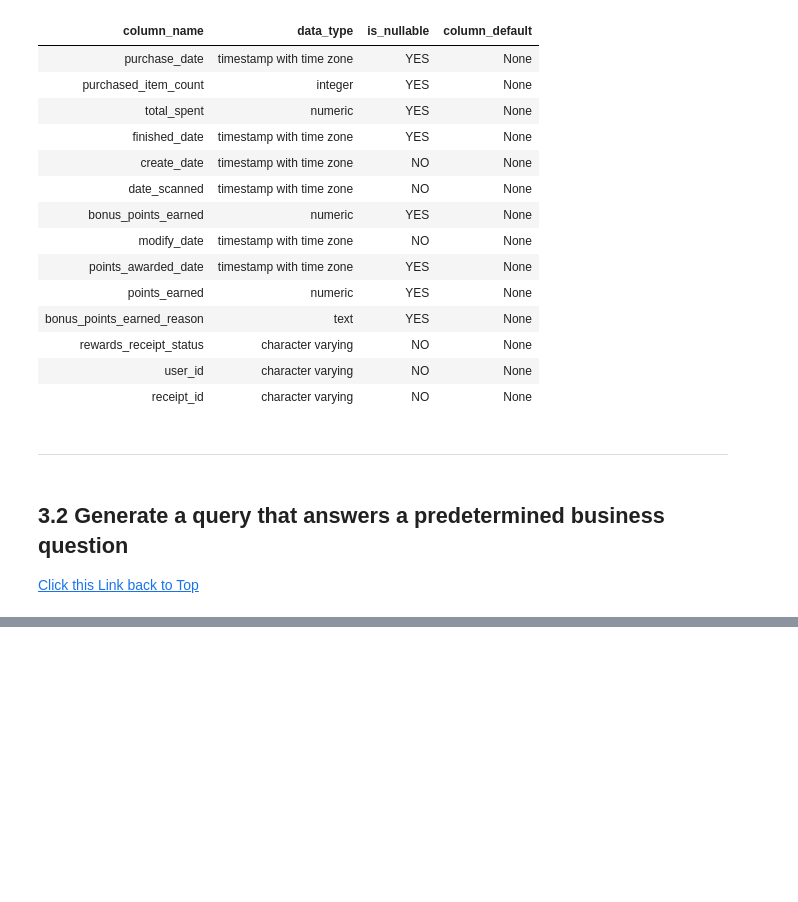
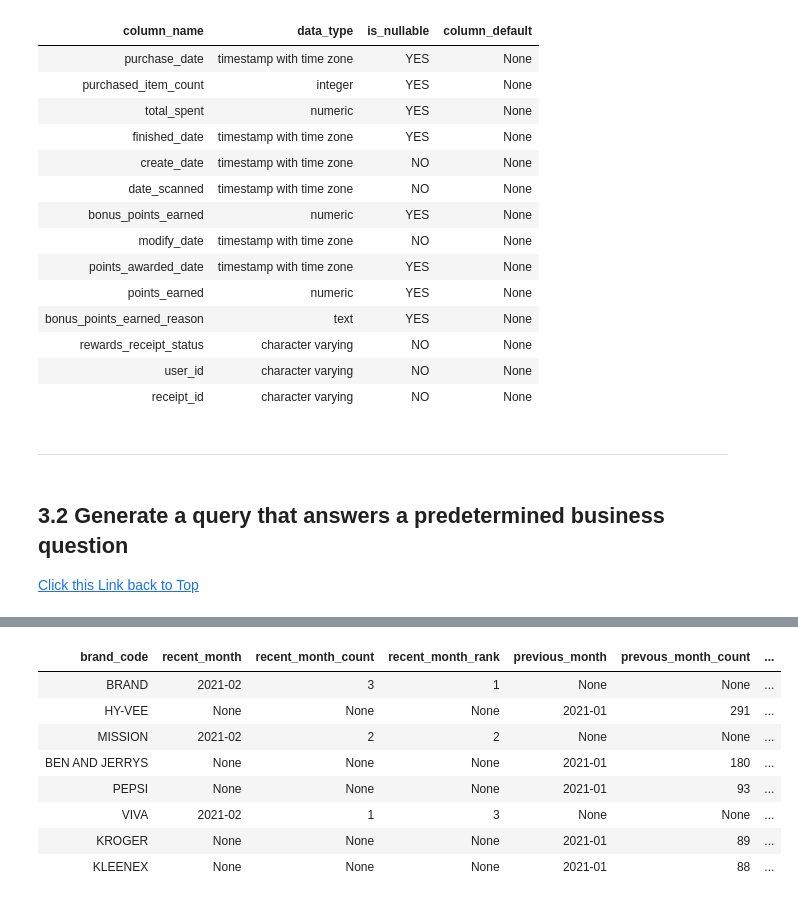
Before and after one commit to L3P3titPrince/015_FetchRewards_HW, a Jupyter notebook: src/FetchRewards_HW.ipynb, the cells around one changed output, grey strips where cells are left out. Drawn from its saved outputs; the diff is of its cells as text; code cells hidden in the pictures; blank space fills up the shorter version.

```diff
--- a/src/FetchRewards_HW.ipynb
+++ b/src/FetchRewards_HW.ipynb
@@ -1341,0 +1593,74 @@ WHERE table_name = 'receipts';
+# %%
+%%sql
+WITH with_two_months AS(
+    -- find the most recent month in the receipts
+    SELECT
+        DATE_TRUNC('month', MAX(date_scanned)) AS recent_month,
+        DATE_TRUNC('month', MAX(date_scanned)) - INTERVAL '1 month' AS previous_month
+    FROM
+        receipts AS r
+        INNER JOIN rewards_receipt_items AS rri ON r.receipt_id = rri.receipt_id
+    -- filter out receipts without brand codes
+    WHERE
+        rri.brand_code IS NOT NULL
+),
+with_recent_month_ranking AS(
+    SELECT
+        rri.brand_code,
+        COUNT(r.receipt_id) AS receipt_count,
+        -- extract the year and month from the date_scanned column and concatenate them into a string
+        TO_CHAR(r.date_scanned, 'YYYY-MM') AS year_month,
+        -- calculate the rank of each brand based on the number of receipts in the most recent month
+        ROW_NUMBER() OVER (ORDER BY COUNT(r.receipt_id) DESC) AS rank
+    FROM
+        rewards_receipt_items AS rri
+        INNER JOIN receipts AS r ON rri.receipt_id = r.receipt_id
+    WHERE
+        DATE_TRUNC('month', r.date_scanned) = (SELECT recent_month FROM with_two_months)
+        AND rri.brand_code IS NOT NULL
+    GROUP BY
+        rri.brand_code,
+        year_month
+    LIMIT 5
+),
+with_previous_month_ranking AS(
+    SELECT
+        rri.brand_code,
+        COUNT(r.receipt_id) AS receipt_count,
+        -- extract the year and month from the date_scanned column and concatenate them into a string
+        TO_CHAR(r.date_scanned, 'YYYY-MM') AS year_month,
+        -- calculate the rank of each brand based on the number of receipts in the most recent month
+        ROW_NUMBER() OVER (ORDER BY COUNT(r.receipt_id) DESC) AS rank
+    FROM
+        rewards_receipt_items AS rri
+        INNER JOIN receipts AS r ON rri.receipt_id = r.receipt_id
+    WHERE
+        DATE_TRUNC('month', r.date_scanned) = (SELECT previous_month FROM with_two_months)
+        AND rri.brand_code IS NOT NULL
+    GROUP BY
+        rri.brand_code,
+        year_month
+    LIMIT 5
+)
+SELECT
+    COALESCE(rec.brand_code, pre.brand_code) AS brand_code,
+    rec.year_month AS recent_month,
+    rec.receipt_count AS recent_month_count,
+    rec.rank AS recent_month_rank,
+    --CONCAT(rec.rank, '(', rec.receipt_count, ')') AS recent_month_rank_count,
+    pre.year_month AS previous_month,
+    pre.receipt_count AS prevous_month_count,
+    pre.rank AS previous_month_rank,
+    CASE
+        WHEN rec.rank IS NULL THEN 'Dropped from TOP 5'
+        WHEN pre.rank IS NULL THEN 'New to TOP 5'
+        WHEN rec.rank < pre.rank THEN '↓ Declined'
+        WHEN rec.rank > pre.rank THEN '↑ Improved'
+        ELSE '➔ No change'
+    END AS trend
+FROM
+    with_recent_month_ranking AS rec
+    FULL OUTER JOIN with_previous_month_ranking AS pre ON rec.brand_code = pre.brand_code
+ORDER BY
+    COALESCE(rec.rank, pre.rank) ASC
+# %% [output]
@@ -1341,0 +1669,9 @@ WHERE table_name = 'receipts';
+| brand_code | recent_month | recent_month_count | recent_month_rank | previous_month | prevous_month_count | ... |
+| BRAND | 2021-02 | 3 | 1 | None | None | ... |
+| HY-VEE | None | None | None | 2021-01 | 291 | ... |
+| MISSION | 2021-02 | 2 | 2 | None | None | ... |
+| BEN AND JERRYS | None | None | None | 2021-01 | 180 | ... |
+| PEPSI | None | None | None | 2021-01 | 93 | ... |
+| VIVA | 2021-02 | 1 | 3 | None | None | ... |
+| KROGER | None | None | None | 2021-01 | 89 | ... |
+| KLEENEX | None | None | None | 2021-01 | 88 | ... |
```
Also changed, not shown: parts of 83 cells of this notebook, 1 other file.
